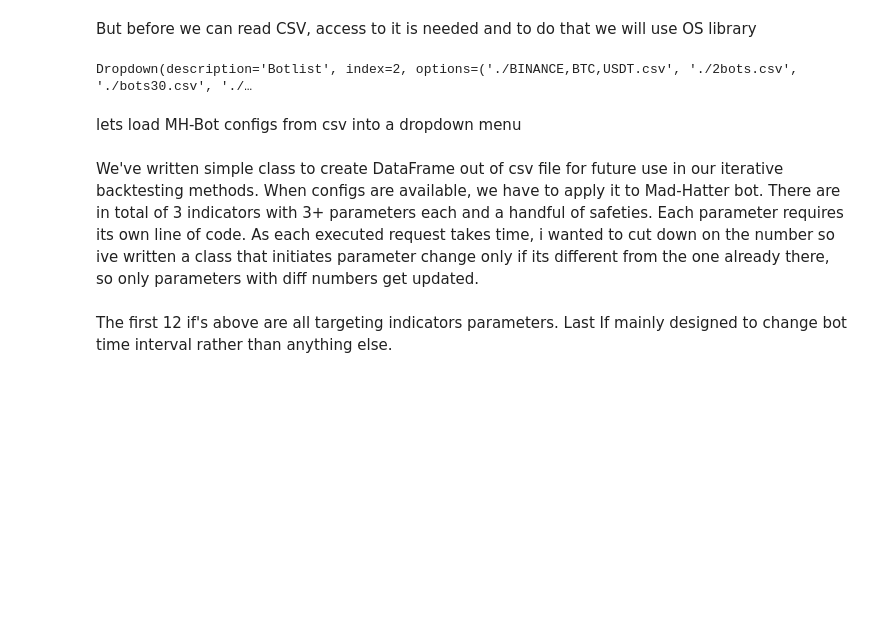
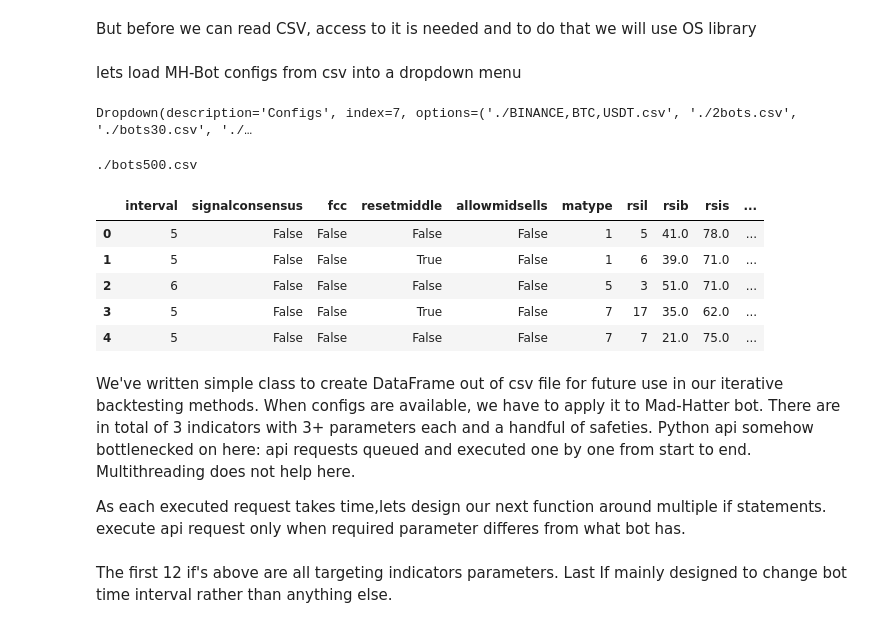
Before and after one commit to iamcos/haasomeapitools, a Jupyter notebook: Haasomeapi_example.ipynb, the cells around one changed output. Saved outputs shown, nothing was run; the diff lists cells and outputs as text; code cells hidden in the pictures; blank space fills up the shorter version.

```diff
--- a/Haasomeapi_example.ipynb
+++ b/Haasomeapi_example.ipynb
@@ -98,19 +139,32 @@ files = db.get_csv_files()
 filessellector = widgets.Dropdown(
         options=[x for x in files],
         value=files[2],
-        description='Botlist',
+        description='Configs',
         disabled=False,
     )
-display(filessellector)
-# %% [output]
-Dropdown(description='Botlist', index=2, options=('./BINANCE,BTC,USDT.csv', './2bots.csv', './bots30.csv', './…
 # %% [markdown]
 lets  load MH-Bot configs from csv into a dropdown menu
 # %%
-# print(filessellector.value)
+display(filessellector)
+print(filessellector.value)
+# %% [output]
+Dropdown(description='Configs', index=7, options=('./BINANCE,BTC,USDT.csv', './2bots.csv', './bots30.csv', './…
+./bots500.csv
+# %%
+configs = pd.read_csv(filessellector.value) # This is how we turn CSV file from previous step into a DataFrame.
+configs.head() # prints top of DataFrame
+# %% [output]
+|  | interval | signalconsensus | fcc | resetmiddle | allowmidsells | matype | rsil | rsib | rsis | ... |
+| 0 | 5 | False | False | False | False | 1 | 5 | 41.0 | 78.0 | ... |
+| 1 | 5 | False | False | True | False | 1 | 6 | 39.0 | 71.0 | ... |
+| 2 | 6 | False | False | False | False | 5 | 3 | 51.0 | 71.0 | ... |
+| 3 | 5 | False | False | True | False | 7 | 17 | 35.0 | 62.0 | ... |
+| 4 | 5 | False | False | False | False | 7 | 7 | 21.0 | 75.0 | ... |
 # %% [markdown]
 We've written simple class to create DataFrame out of csv file for future use in our iterative backtesting methods.
 When configs are available, we have to apply it to Mad-Hatter bot.
-There are in total of 3 indicators with 3+ parameters each and a handful of safeties. Each parameter requires its own line of code.
-As each executed request takes time, i wanted to cut down on the number so ive written a class that initiates parameter change only if its different from the one already there, so only parameters with diff numbers get updated.
+There are in total of 3 indicators with 3+ parameters each and a handful of safeties.
+Python api somehow bottlenecked on here: api requests queued and executed one by one from start to end. Multithreading does not help here.
+
+As each executed request takes time,lets design our next function around multiple if statements. execute api request only when required parameter differes from what bot has.
 # %%
```
Also changed, not shown: parts of 13 cells of this notebook, 7 other files.
